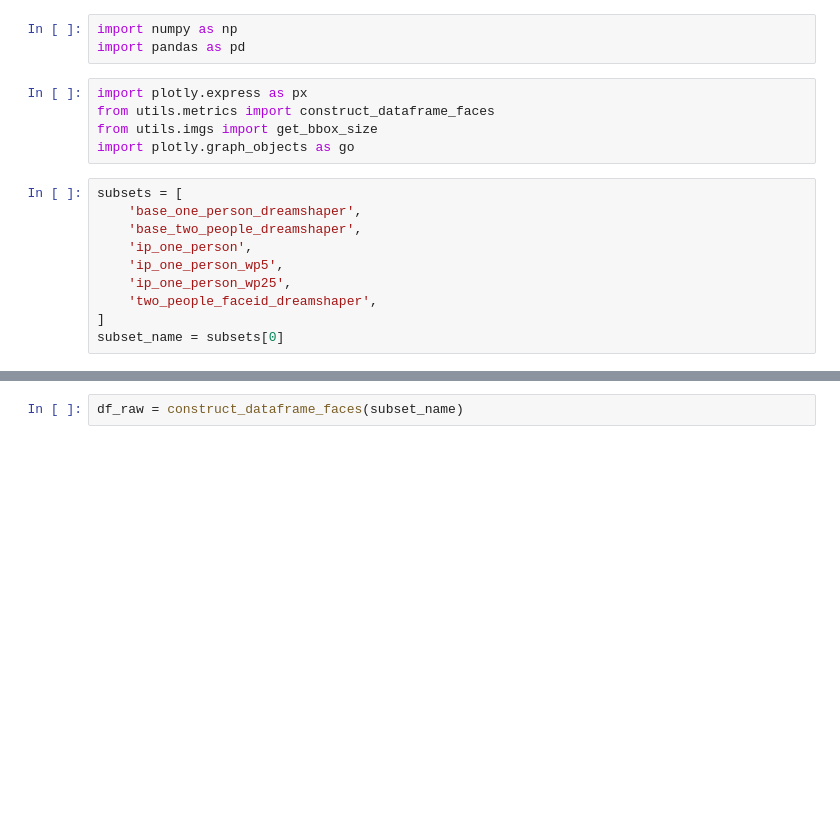
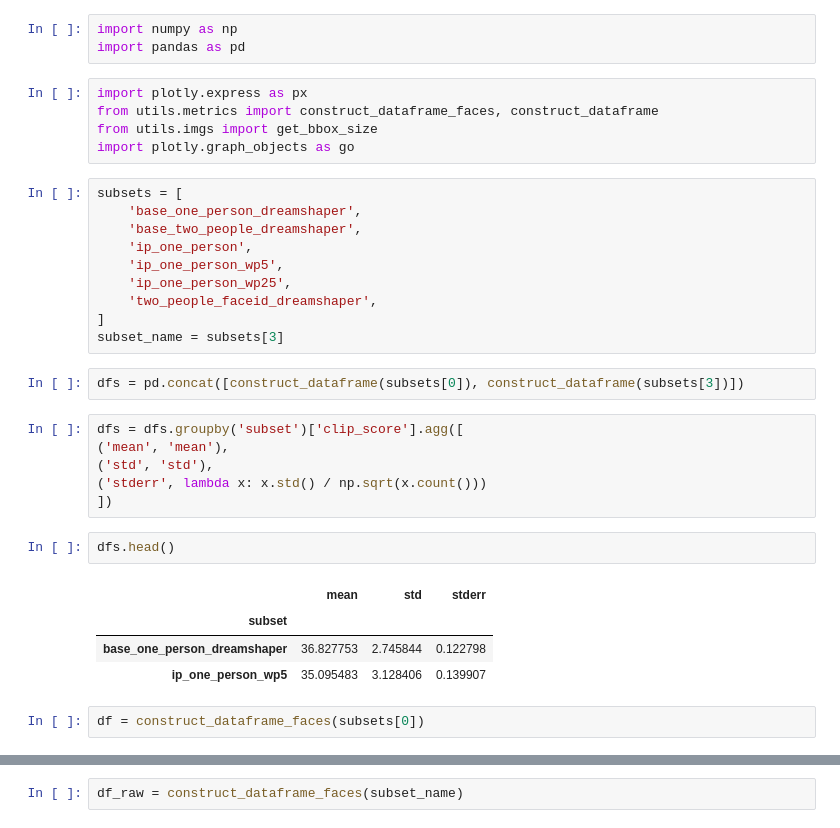
Before and after one commit to MarkZakelj/ConsistentFacesSD, a Jupyter notebook: metrics_visualization.ipynb, the cells around one changed output, grey strips where cells are left out. Saved outputs shown, nothing was run; the diff lists cells and outputs as text; blank space fills up the shorter version.

```diff
--- a/metrics_visualization.ipynb
+++ b/metrics_visualization.ipynb
@@ -3,7 +3,7 @@ import numpy as np
 import pandas as pd
 # %%
 import plotly.express as px
-from utils.metrics import construct_dataframe_faces
+from utils.metrics import construct_dataframe_faces, construct_dataframe
 from utils.imgs import get_bbox_size
 import plotly.graph_objects as go
 # %%
@@ -15,4 +15,21 @@ subsets = [
     'ip_one_person_wp25',
     'two_people_faceid_dreamshaper',
 ]
-subset_name = subsets[0]
+subset_name = subsets[3]
+# %%
+dfs = pd.concat([construct_dataframe(subsets[0]), construct_dataframe(subsets[3])])
+# %%
+dfs = dfs.groupby('subset')['clip_score'].agg([
+('mean', 'mean'),
+('std', 'std'),
+('stderr', lambda x: x.std() / np.sqrt(x.count()))
+])
+# %%
+dfs.head()
+# %% [output]
+|  | mean | std | stderr |
+| subset |  |  |  |
+| base_one_person_dreamshaper | 36.827753 | 2.745844 | 0.122798 |
+| ip_one_person_wp5 | 35.095483 | 3.128406 | 0.139907 |
+# %%
+df = construct_dataframe_faces(subsets[0])
```
Also changed, not shown: parts of 4 cells of this notebook, 20 other files.
